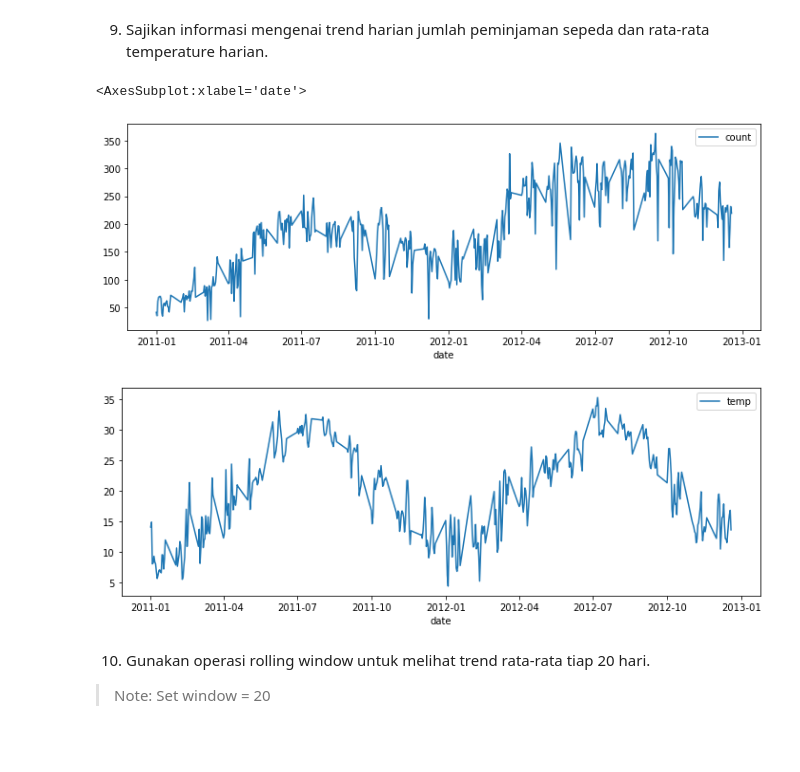
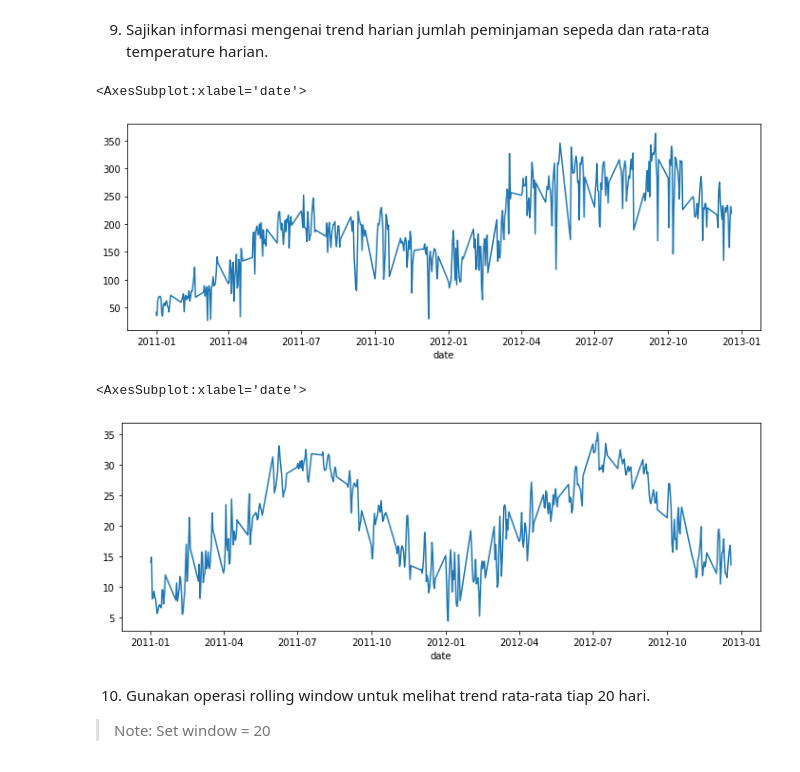
Before and after one commit to setia1011/pacmann, a Jupyter notebook: tasks-folder/setiadi-9LX7-advanced-data-manipulation-1.ipynb, the cells around one changed output. Drawn from its saved outputs; the diff is of its cells as text; code cells hidden in the pictures.

Commit message:
Task advanced data manipulation

```diff
--- a/tasks-folder/setiadi-9LX7-advanced-data-manipulation-1.ipynb
+++ b/tasks-folder/setiadi-9LX7-advanced-data-manipulation-1.ipynb
@@ -129,7 +106,11 @@ Trend diatas cukup menarik, terlihat peningkatan jumlah peminjaman sepeda terjad
 5. Gabungkan data weather tahun 2011 dan 2012 dengan bike_data menjadi satu tabel.
 
 > Note: Pastikan kolom datetime bertipe datetime
+# %%
+bike_sharing_weather_2011 = pd.read_csv('../data/bike_sharing_weather/weather_2011.csv')
+bike_sharing_weather_2012 = pd.read_csv('../data/bike_sharing_weather/weather_2012.csv')
+bike_sharing_weather = pd.concat([bike_sharing_weather_2011, bike_sharing_weather_2012])
 # %%
-bike_sharing_data = # Inputkan kode disini
+bike_sharing_data = pd.merge(bike_data, bike_sharing_weather) # Inputkan kode disini
 bike_sharing_data
 # %% [output]
@@ -156,5 +137,7 @@ Dari data yang telah di-read terlihat di beberapa kolom informasinya tidak deskr
  * `weather`: 1 menjadi "_clear_", 2 menjadi "_cloudy_", 3 menjadi "_light snow/rain_", 4 menjadi "_heavy snow/rain_"
 # %%
 # Inputkan kode disini
+bike_sharing_data['season'] = bike_sharing_data['season'].map({1.0:'winter', 2.0:'spring', 3.0:'summer', 4.0:'fall'})
+bike_sharing_data['weather'] = bike_sharing_data['weather'].map({1.0:'clear', 2.0:'cloudy', 3.0:'light snow/rain', 4.0:'heavy snow/rain'})
 bike_sharing_data
 # %% [output]
@@ -175,4 +158,6 @@ bike_sharing_data
 Oke! datanya terlihat lebih baik. Sekarang kita coba lihat apakah musim dan cuaca berkorelasi terhadap jumlah peminjaman sepeda.
 # %% [markdown]
 7. Berapa banyak jumlah peminjaman sepeda tiap musimnya pada tahun 2011 dan 2012
+# %%
+bike_sharing_data['datetime'] = pd.to_datetime(bike_sharing_data['datetime'])
 # %%
@@ -235,15 +220,17 @@ Name: count, dtype: int64
 # %% [markdown]
 9. Sajikan informasi mengenai trend harian jumlah peminjaman sepeda dan rata-rata temperature harian.
 # %%
-daily_count = # Inputkan kode disini
-daily_temp = # Inputkan kode disini
-
+daily_count = bike_sharing_data.groupby(bike_sharing_data['datetime'].dt.date.rename('date'))['count'].mean() # Inputkan kode disini
 daily_count.plot(figsize=(12, 4))
-daily_temp.plot(figsize=(12, 4))
 # %% [output]
 <AxesSubplot:xlabel='date'>
-[figure, old version]
+[figure, new version]
-[figure, removed]
+# %%
+daily_temp = bike_sharing_data.groupby(bike_sharing_data['datetime'].dt.date.rename('date'))['temp'].mean() # Inputkan kode disini
+daily_temp.plot(figsize=(12, 4))
+# %% [output]
+<AxesSubplot:xlabel='date'>
+[figure, added]
 # %% [markdown]
 10. Gunakan operasi rolling window untuk melihat trend rata-rata tiap 20 hari.
 
```
Also changed, not shown: parts of 12 cells of this notebook, 2 other files.
